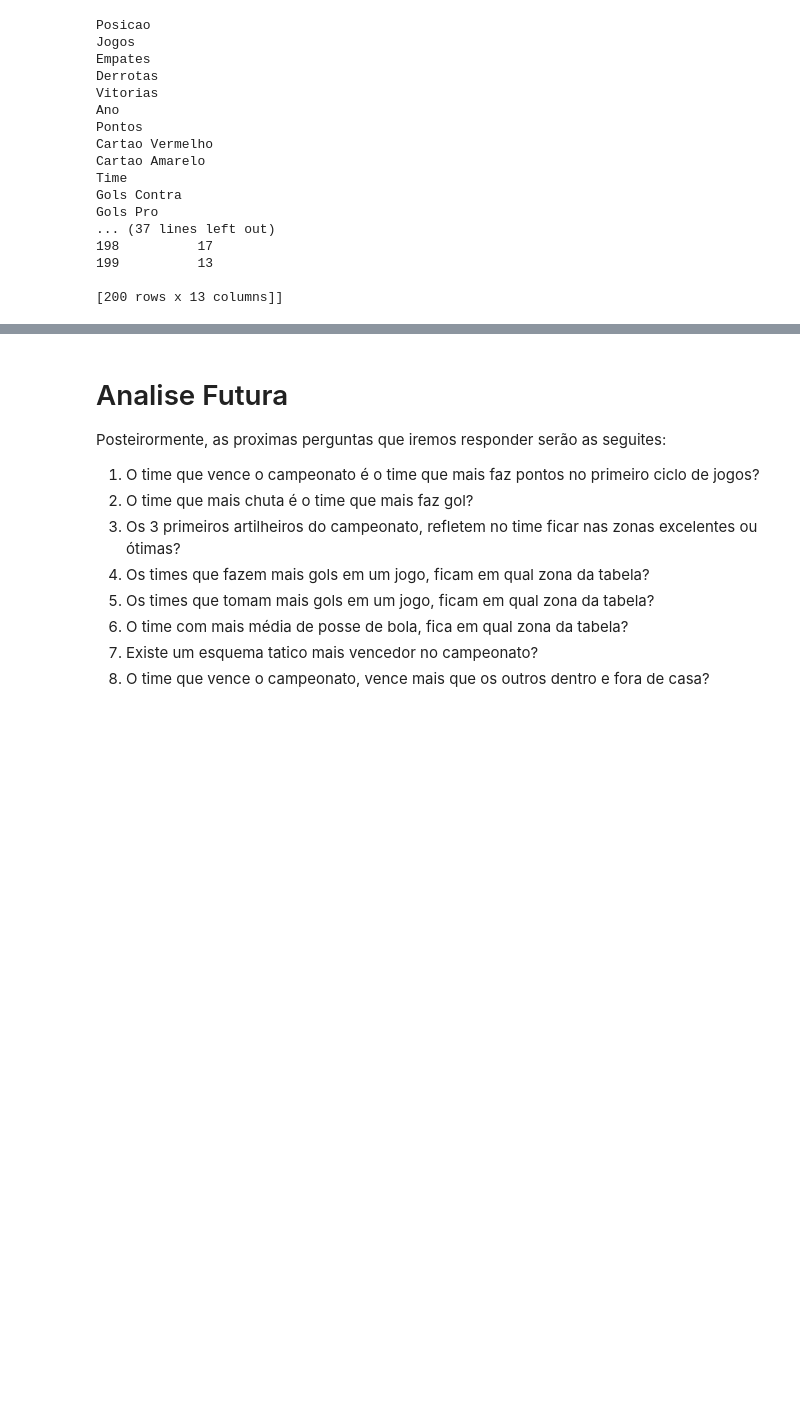
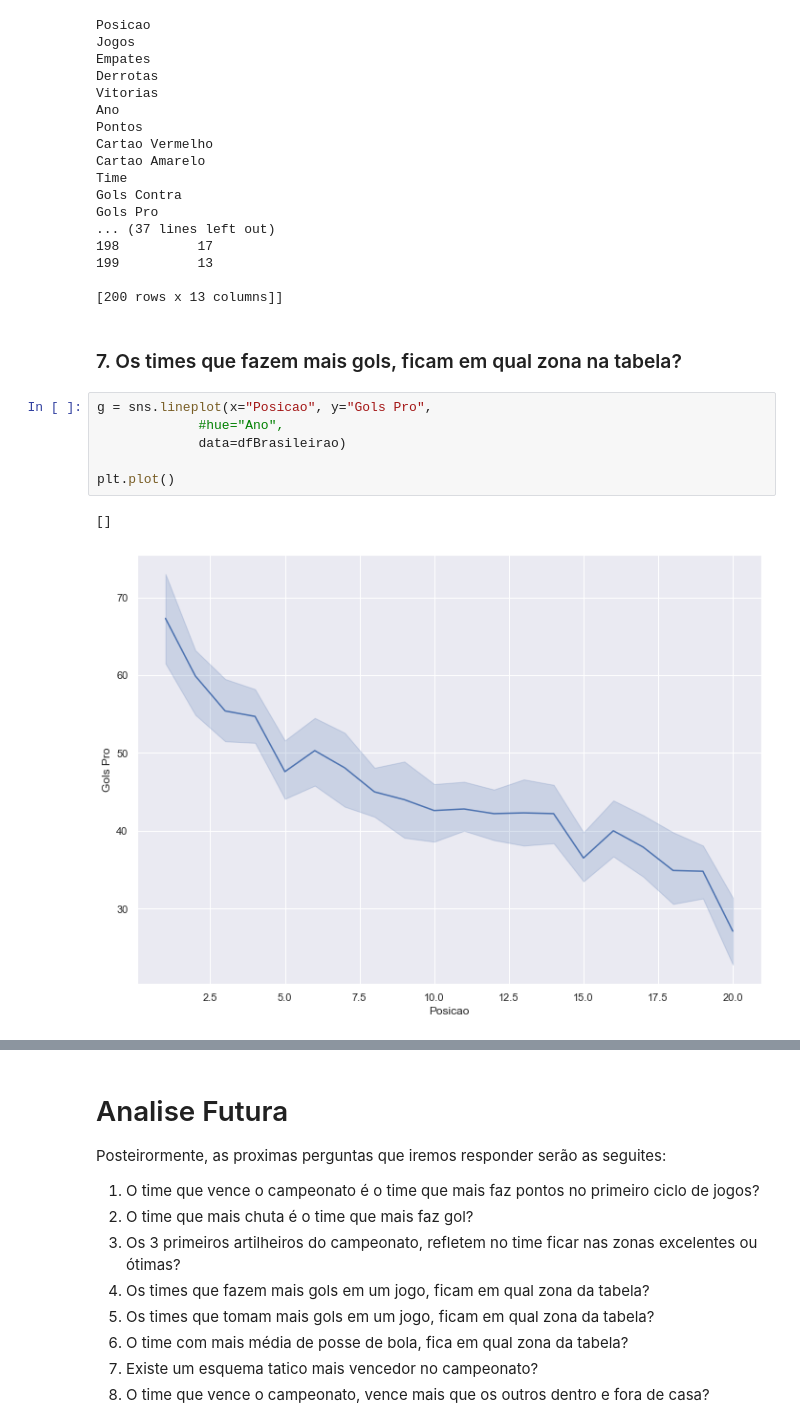
Before and after one commit to bjbomfim/INF1032_AnaliseDeDados_Brasileirao, a Jupyter notebook: primeiraEntrega.ipynb, the cells around one changed output, grey strips where cells are left out. Cells and saved outputs as stored; diff of their text form; blank space fills up the shorter version.

```diff
--- a/primeiraEntrega.ipynb
+++ b/primeiraEntrega.ipynb
@@ -157,3 +156,14 @@ Gols Pro
 199          13
 
 [200 rows x 13 columns]]
+# %% [markdown]
+### 7. Os times que fazem mais gols, ficam em qual zona na tabela?
+# %%
+g = sns.lineplot(x="Posicao", y="Gols Pro",
+             #hue="Ano",
+             data=dfBrasileirao)
+
+plt.plot()
+# %% [output]
+[]
+[figure, added]
```
Also changed, not shown: parts of 15 cells of this notebook.
